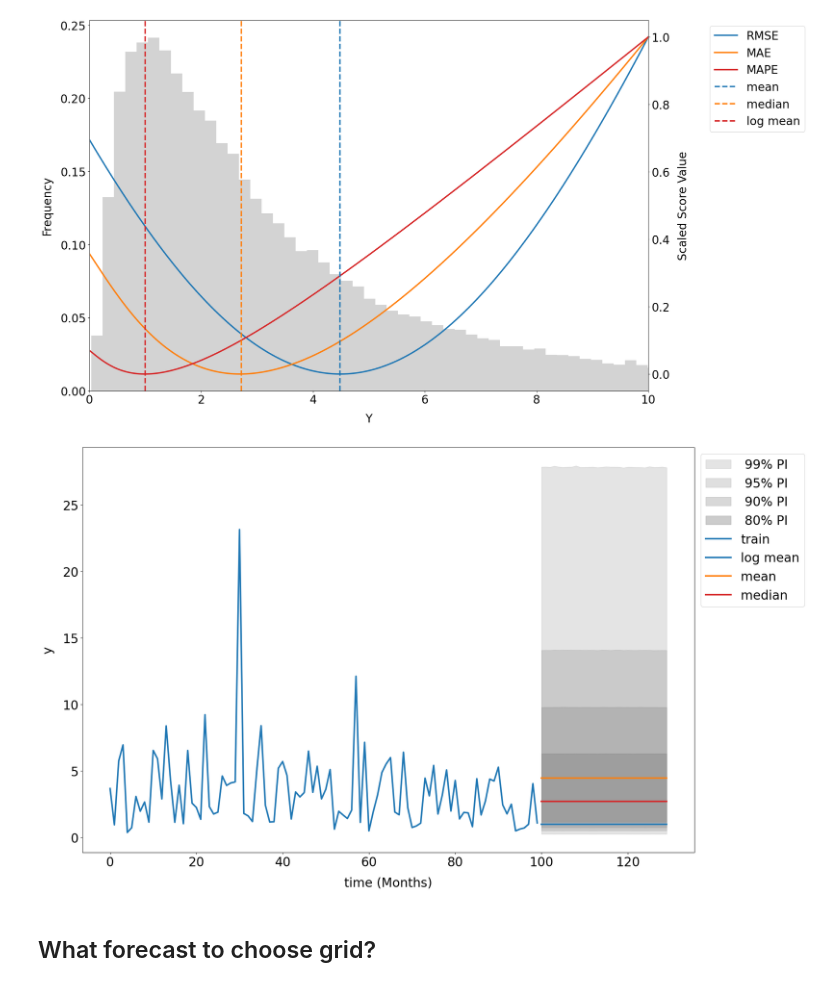
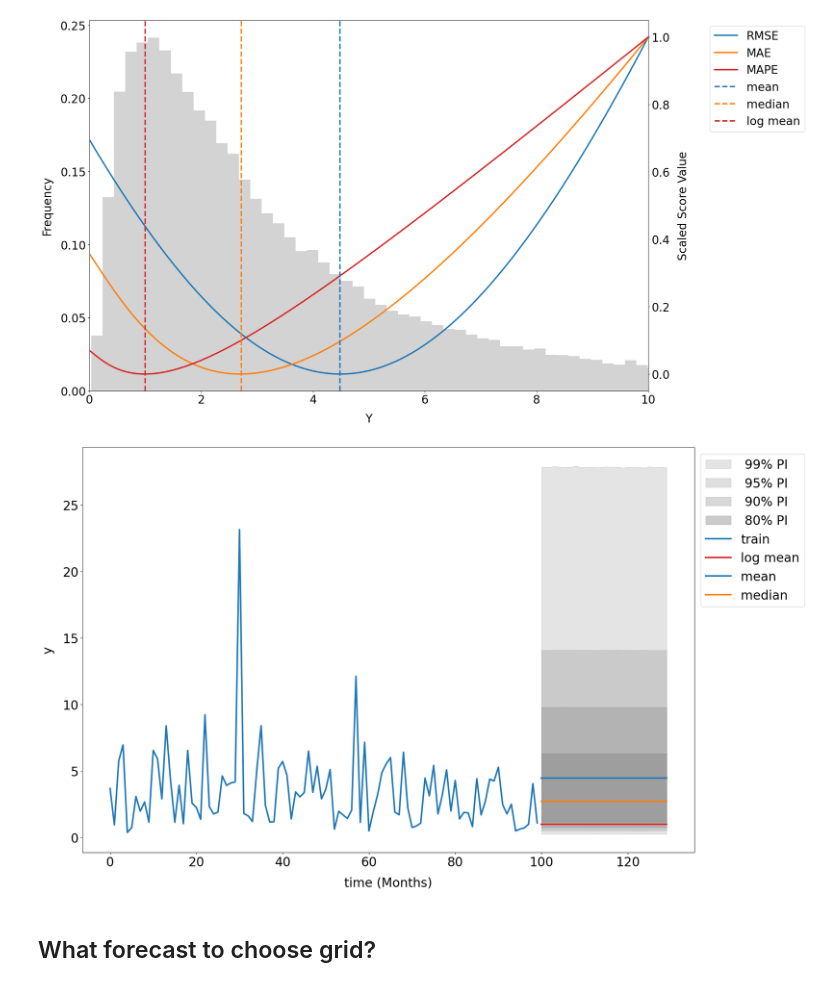
Before and after one commit to ltsaprounis/evaluating-distributional-forecasts-talk, a Jupyter notebook: point-forecasting-metrics.ipynb, the cells around one changed output. Drawn from its saved outputs; the diff is of its cells as text; code cells hidden in the pictures.

Commit message:
fix colors and add content on aggregating metrics

```diff
--- a/point-forecasting-metrics.ipynb
+++ b/point-forecasting-metrics.ipynb
@@ -236,26 +236,26 @@ plt.show()
 # %%
 import pandas as pd
 
 rng = np.random.default_rng(seed=42)
 n_timepoints = 100
 n_simulations = 10000000
 horizon = 30
 y_actuals = pd.Series(rng.lognormal(m, s, n_timepoints), index=np.arange(n_timepoints), name="y")
 y_pred_index = np.arange(n_timepoints, n_timepoints+horizon)
 y_simulations = pd.DataFrame(rng.lognormal(m, s, (horizon, n_simulations)), index=y_pred_index)
 
 plot_prediction_intervals_from_simulations(
     y_actuals, y_simulations, [0.99, 0.95, 0.9, 0.8]
 )
 
-plt.plot(pd.DataFrame([m for _ in y_pred_index], index=y_pred_index), label="log mean", color="C0")
-plt.plot(pd.DataFrame([lognormal_mean(m, s) for _ in y_pred_index], index=y_pred_index), label="mean", color="C1")
-plt.plot(pd.DataFrame([lognormal_median(m) for _ in y_pred_index], index=y_pred_index), label="median", color="C3")
+plt.plot(pd.DataFrame([m for _ in y_pred_index], index=y_pred_index), label="log mean", color="C3")
+plt.plot(pd.DataFrame([lognormal_mean(m, s) for _ in y_pred_index], index=y_pred_index), label="mean", color="C0")
+plt.plot(pd.DataFrame([lognormal_median(m) for _ in y_pred_index], index=y_pred_index), label="median", color="C1")
 plt.legend(loc="upper left", bbox_to_anchor=(1, 1))
 plt.savefig("images/cell14_lognormal_prediction_intervals.png", bbox_inches="tight", dpi=150)
 plt.show()
 # %% [output]
-[figure, old version]
+[figure, new version]
 # %% [markdown]
 ## What forecast to choose grid?
 # %%
```
Also changed, not shown: 2 other files.
